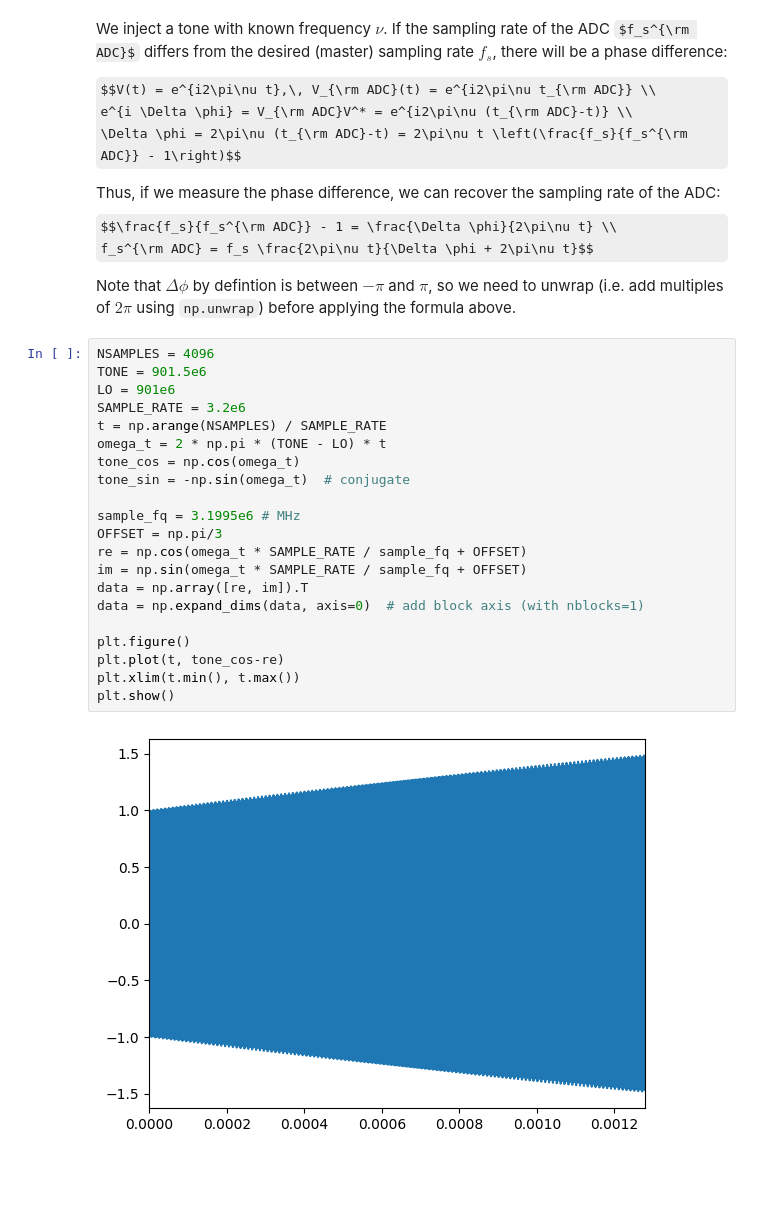
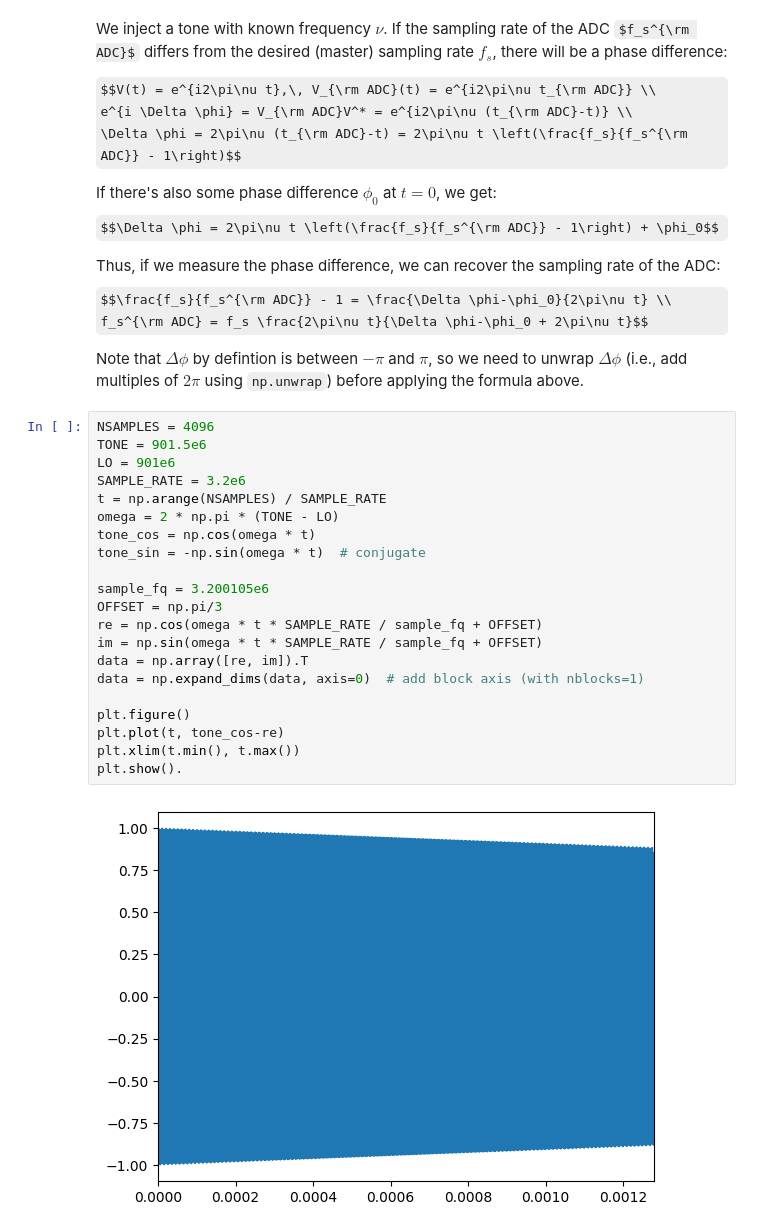
Before and after one commit to AaronParsons/sdrudp, a Jupyter notebook: notebooks/phase_detect_and_correct.ipynb, the cells around one changed output. Cells and saved outputs as stored; diff of their text form; some formulas as TeX source; blank space fills up the shorter version.

```diff
--- a/notebooks/phase_detect_and_correct.ipynb
+++ b/notebooks/phase_detect_and_correct.ipynb
@@ -11,33 +11,36 @@ $$V(t) = e^{i2\pi\nu t},\, V_{\rm ADC}(t) = e^{i2\pi\nu t_{\rm ADC}} \\
 e^{i \Delta \phi} = V_{\rm ADC}V^* = e^{i2\pi\nu (t_{\rm ADC}-t)} \\
 \Delta \phi = 2\pi\nu (t_{\rm ADC}-t) = 2\pi\nu t \left(\frac{f_s}{f_s^{\rm ADC}} - 1\right)$$
 
+If there's also some phase difference $\phi_0$ at $t=0$, we get:
+$$\Delta \phi = 2\pi\nu t \left(\frac{f_s}{f_s^{\rm ADC}} - 1\right) + \phi_0$$
+
 Thus, if we measure the phase difference, we can recover the sampling rate of the ADC:
-$$\frac{f_s}{f_s^{\rm ADC}} - 1 = \frac{\Delta \phi}{2\pi\nu t} \\
-f_s^{\rm ADC} = f_s \frac{2\pi\nu t}{\Delta \phi + 2\pi\nu t}$$
+$$\frac{f_s}{f_s^{\rm ADC}} - 1 = \frac{\Delta \phi-\phi_0}{2\pi\nu t} \\
+f_s^{\rm ADC} = f_s \frac{2\pi\nu t}{\Delta \phi-\phi_0 + 2\pi\nu t}$$
 
-Note that $\Delta \phi$ by defintion is between $-\pi$ and $\pi$, so we need to unwrap (i.e. add multiples of $2\pi$ using ``np.unwrap``) before applying the formula above.
+Note that $\Delta \phi$ by defintion is between $-\pi$ and $\pi$, so we need to unwrap $\Delta \phi$ (i.e., add multiples of $2\pi$ using ``np.unwrap``) before applying the formula above.
 # %%
 NSAMPLES = 4096
 TONE = 901.5e6
 LO = 901e6
 SAMPLE_RATE = 3.2e6
 t = np.arange(NSAMPLES) / SAMPLE_RATE
-omega_t = 2 * np.pi * (TONE - LO) * t
-tone_cos = np.cos(omega_t)
-tone_sin = -np.sin(omega_t)  # conjugate
+omega = 2 * np.pi * (TONE - LO)
+tone_cos = np.cos(omega * t)
+tone_sin = -np.sin(omega * t)  # conjugate
 
-sample_fq = 3.1995e6 # MHz
+sample_fq = 3.200105e6
 OFFSET = np.pi/3
-re = np.cos(omega_t * SAMPLE_RATE / sample_fq + OFFSET)
-im = np.sin(omega_t * SAMPLE_RATE / sample_fq + OFFSET)
+re = np.cos(omega * t * SAMPLE_RATE / sample_fq + OFFSET)
+im = np.sin(omega * t * SAMPLE_RATE / sample_fq + OFFSET)
 data = np.array([re, im]).T
 data = np.expand_dims(data, axis=0)  # add block axis (with nblocks=1)
 
 plt.figure()
 plt.plot(t, tone_cos-re)
 plt.xlim(t.min(), t.max())
-plt.show()
+plt.show().
 # %% [output]
-[figure, old version]
+[figure, new version]
 # %%
 data = data - np.mean(data, axis=1, keepdims=True)  # remove DC offset
```
Also changed, not shown: parts of 9 cells of this notebook.
